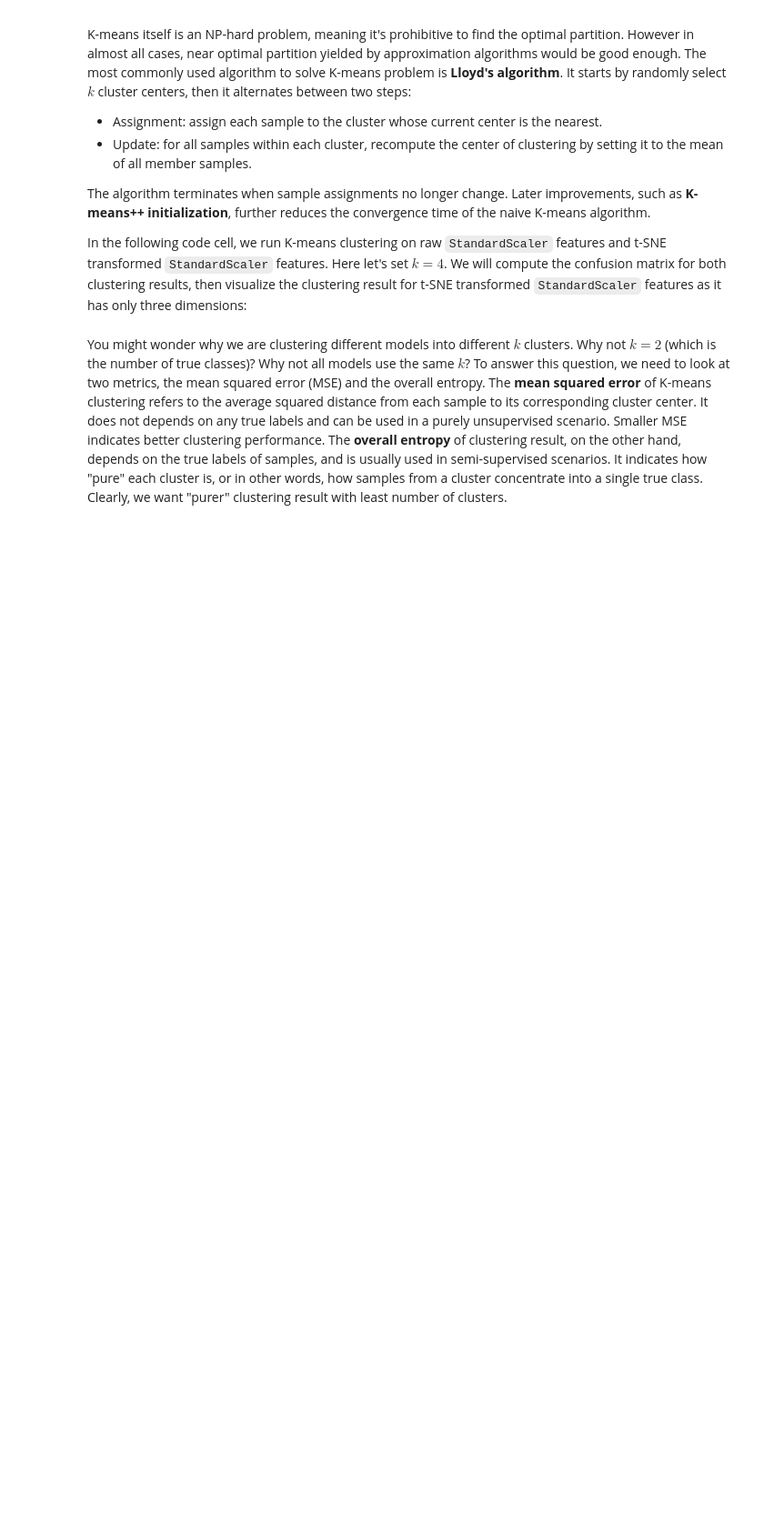
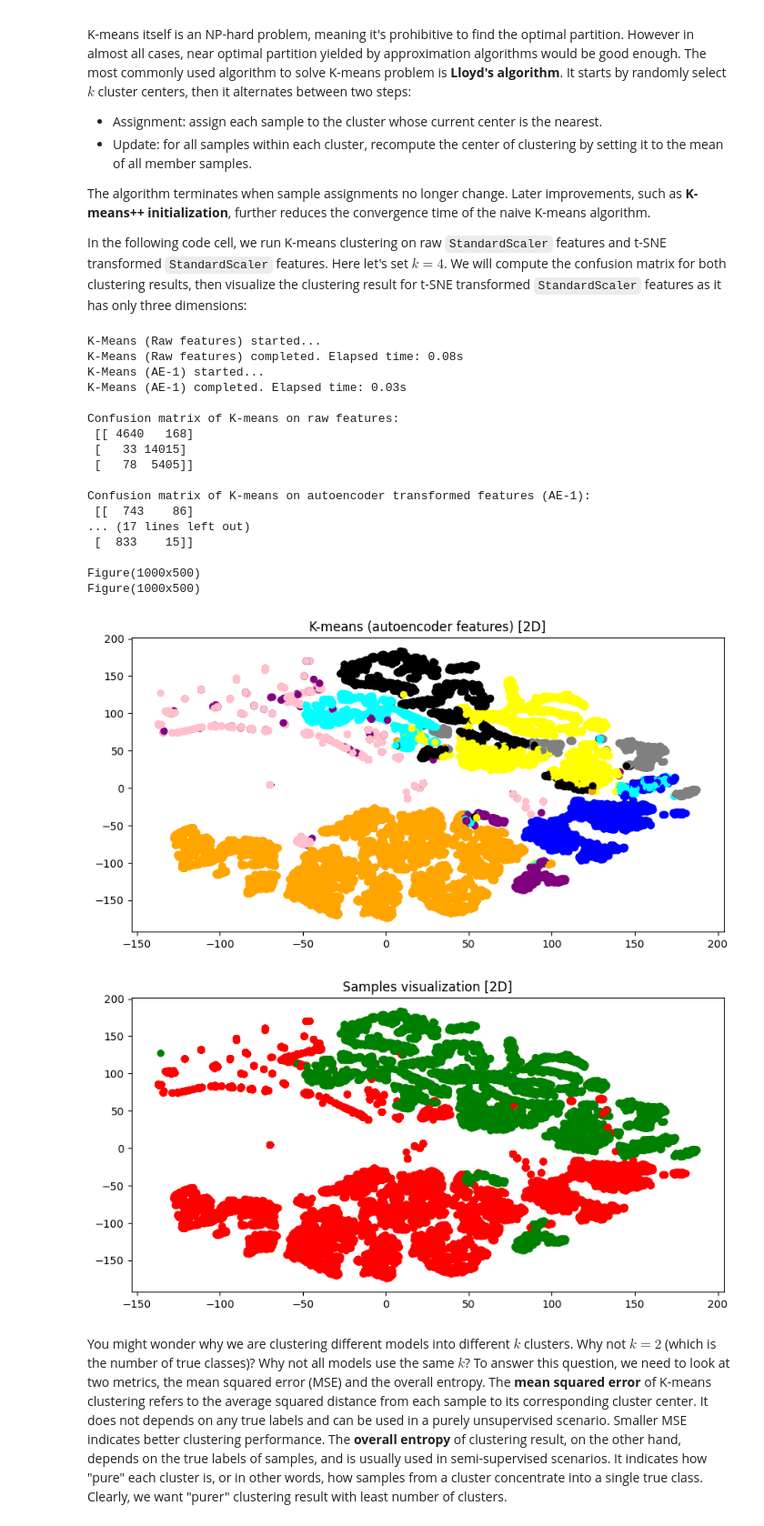
Before and after one commit to Geeoon/EE-467-Projects, a Jupyter notebook: lab4/lab_4_student.ipynb, the cells around one changed output. Shown at 91% size. Drawn from its saved outputs; the diff is of its cells as text; code cells hidden in the pictures; blank space fills up the shorter version.

```diff
--- a/lab4/lab_4_student.ipynb
+++ b/lab4/lab_4_student.ipynb
@@ -157,9 +157,8 @@ def make_ae_models(
 ):
     """Create and return both encoder and decoder PyTorch models."""
 
-    # Define encoder model
+    # Define encoder model (TODO)
     encoder_model = nn.Sequential(
-        # [ TODO ]
         # Implement the encoder model to match the reference solution structure:
         #
         #   (*, feat_dims)
@@ -169,15 +168,14 @@ def make_ae_models(
         #     -> Linear(hidden_dims, bottleneck_dims)
         #
         # Add the 4 modules below in the correct order:
-        NotImplemented,  # TODO: first Linear
-        NotImplemented,  # TODO: activation
-        NotImplemented,  # TODO: dropout
-        NotImplemented,  # TODO: bottleneck Linear
+        nn.Linear(feat_dims, hidden_dims),  # first Linear
+        activation(),  # activation
+        nn.Dropout(dropout_ratio),  # dropout
+        nn.Linear(hidden_dims, bottleneck_dims),  # bottleneck Linear
     )
 
-    # Define decoder model
+    # Define decoder model (TODO)
     decoder_model = nn.Sequential(
-        # [ TODO ]
         # Implement the decoder model to match the reference solution structure:
         #
         #   (*, bottleneck_dims)
@@ -187,10 +185,10 @@ def make_ae_models(
         #     -> Linear(hidden_dims, feat_dims)
         #
         # Add the 4 modules below in the correct order:
-        NotImplemented,  # TODO: first Linear
-        NotImplemented,  # TODO: dropout
-        NotImplemented,  # TODO: activation
-        NotImplemented,  # TODO: output Linear
+        nn.Linear(bottleneck_dims, hidden_dims),  # first Linear
+        nn.Dropout(dropout_ratio),  # dropout
+        activation(),  # activation
+        nn.Linear(hidden_dims, feat_dims),  # output Linear
     )
 
     # Move models to given PyTorch device
@@ -317,7 +340,13 @@ To apply these improvements, go back to the `make_ae_models` function, then add
 # 2) Enable dropout to prevent over-fitting (`dropout_ratio=0.1`)
 #
 # NOTE: Use feat_dims=kdd_feat_std.shape[1] and device=torch_device
-enc_model_2, dec_model_2 = NotImplemented
+enc_model_2, dec_model_2 = make_ae_models(
+    feat_dims=kdd_feat_std.shape[1],
+    hidden_dims=25,
+    dropout_ratio=.1,
+    bottleneck_dims=10,
+    device=torch_device
+)
 
 
 # Create optimizer for autoencoder models (fixed learning rate)
@@ -349,7 +378,7 @@ with torch.inference_mode():
 # Then:
 # - fit_transform kdd_feat_ae_2
 # - store result in kdd_feat_ae_2_tsne
-kdd_feat_ae_2_tsne = NotImplemented
+kdd_feat_ae_2_tsne = autoenc_tsne.fit_transform(kdd_feat_ae_1)
 
 # Plot enhanced autoencoder bottleneck features (2D tsne)
 visualize_samples(kdd_feat_ae_2_tsne, y_std, title="Enhanced Autoencoder")
@@ -439,47 +493,74 @@ from sklearn.cluster import MiniBatchKMeans
 #    - Store predictions in pred_k_means_std
 #    - Wrap fit_predict with:  with timeit("K-Means (Raw features)"):
 #
+k_means_std = MiniBatchKMeans(n_clusters=3, n_init="auto")
+with timeit("K-Means (Raw features)"):
+    pred_k_means_std = k_means_std.fit_predict(kdd_feat_std)
+
 # 2) Autoencoder-1 bottleneck features: kdd_feat_ae_1
 #    - Use n_clusters=8, n_init="auto"
 #    - Store the fitted model in k_means_autoenc1
 #    - Store predictions in pred_k_means_autoenc1
 #    - Wrap fit_predict with:  with timeit("K-Means (AE-1)"):
-#
+k_means_autoenc1 = MiniBatchKMeans(n_clusters=8, n_init="auto")
+with timeit("K-Means (AE-1)"):
+    pred_k_means_autoenc1 = k_means_autoenc1.fit_predict(kdd_feat_ae_1)
+
 # 3) Autoencoder-2 bottleneck features: kdd_feat_ae_2
 #    - Use n_clusters=9, n_init="auto"
 #    - Store the fitted model in k_means_autoenc2
 #    - Store predictions in pred_k_means_autoenc2
-#
 # NOTE:
 # - Use fit_predict(...) on the appropriate feature matrix for each case.
 # - Do NOT run K-means on t-SNE features in this part.
-raise NotImplementedError
+k_means_autoenc2 = MiniBatchKMeans(n_clusters=9, n_init="auto")
+pred_k_means_autoenc2 = k_means_autoenc2.fit_predict(kdd_feat_ae_2)
 
 
 print("")
 # Confusion matrix of clustering results
 print(
     "Confusion matrix of K-means on raw features:\n",
     confusion_matrix(y_std, pred_k_means_std), "\n"
 )
 print(
     "Confusion matrix of K-means on autoencoder transformed features (AE-1):\n",
     confusion_matrix(y_std, pred_k_means_autoenc1), "\n"
 )
 print(
     "Confusion matrix of K-means on autoencoder transformed features (AE-2):\n",
     confusion_matrix(y_std, pred_k_means_autoenc2), "\n"
 )
 
 # Plot K-means clustering result for AE-2 t-SNE embedding
 visualize_samples(
     kdd_feat_ae_2_tsne, pred_k_means_autoenc2,
     title="K-means (autoencoder features)",
     colors=["black", "orange", "purple", "blue", "grey", "pink", "yellow", "purple", "cyan"]
 )
 
 # Plot ground-truth labels on the same AE-2 t-SNE embedding
 visualize_samples(kdd_feat_ae_2_tsne, y_std)
+# %% [output]
+K-Means (Raw features) started...
+K-Means (Raw features) completed. Elapsed time: 0.08s
+K-Means (AE-1) started...
+K-Means (AE-1) completed. Elapsed time: 0.03s
+
+Confusion matrix of K-means on raw features:
+ [[ 4640   168]
+ [   33 14015]
+ [   78  5405]]
+
+Confusion matrix of K-means on autoencoder transformed features (AE-1):
+ [[  743    86]
+... (17 lines left out)
+ [  833    15]]
+
+Figure(1000x500)
+Figure(1000x500)
+[figure, added]
+[figure, added]
 # %% [markdown]
 You might wonder why we are clustering different models into different $k$ clusters. Why not $k = 2$ (which is the number of true classes)? Why not all models use the same $k$? To answer this question, we need to look at two metrics, the mean squared error (MSE) and the overall entropy. The **mean squared error** of K-means clustering refers to the average squared distance from each sample to its corresponding cluster center. It does not depends on any true labels and can be used in a purely unsupervised scenario. Smaller MSE indicates better clustering performance. The **overall entropy** of clustering result, on the other hand, depends on the true labels of samples, and is usually used in semi-supervised scenarios. It indicates how "pure" each cluster is, or in other words, how samples from a cluster concentrate into a single true class. Clearly, we want "purer" clustering result with least number of clusters.
 # %%
```
Also changed, not shown: parts of 6 cells of this notebook.
